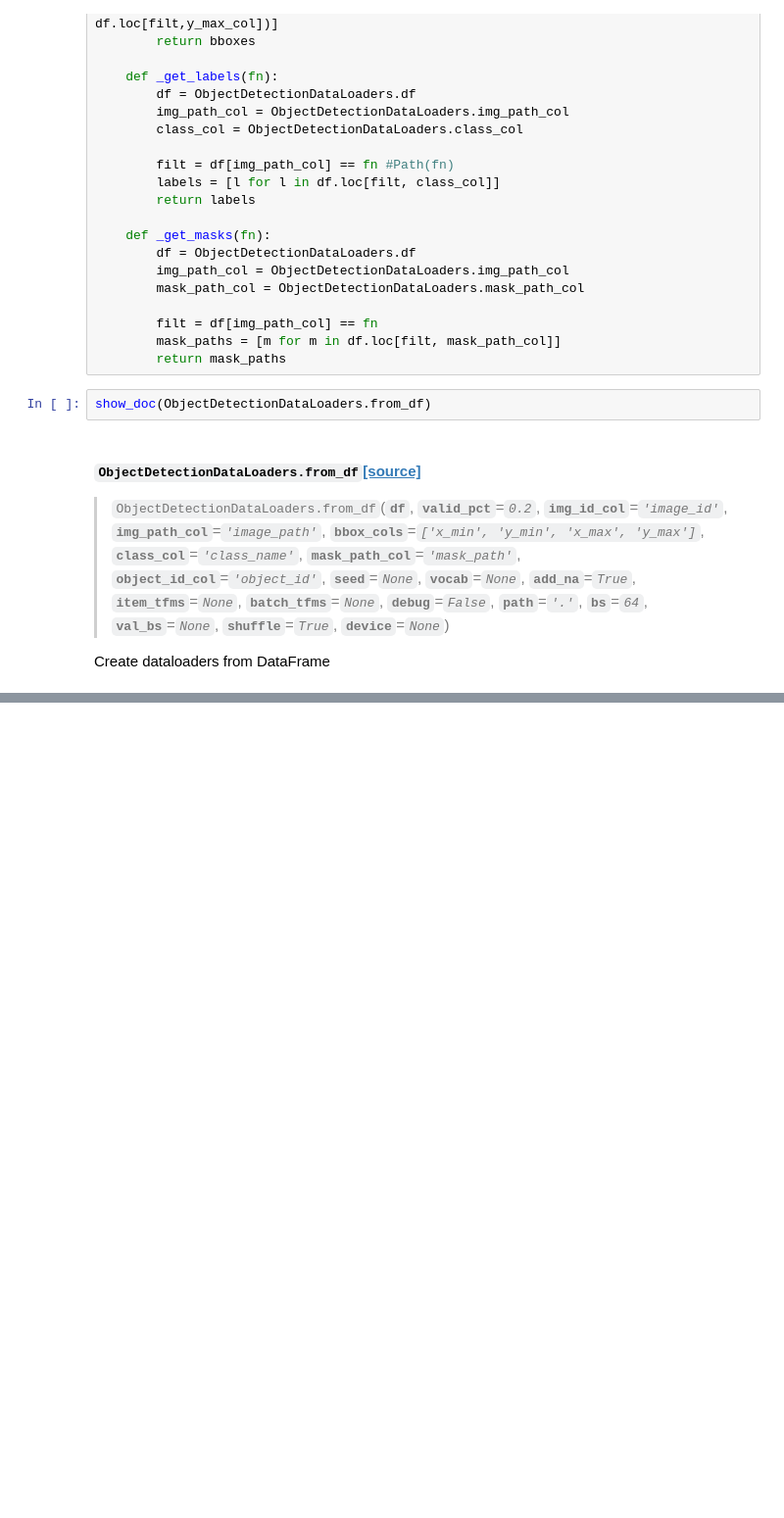
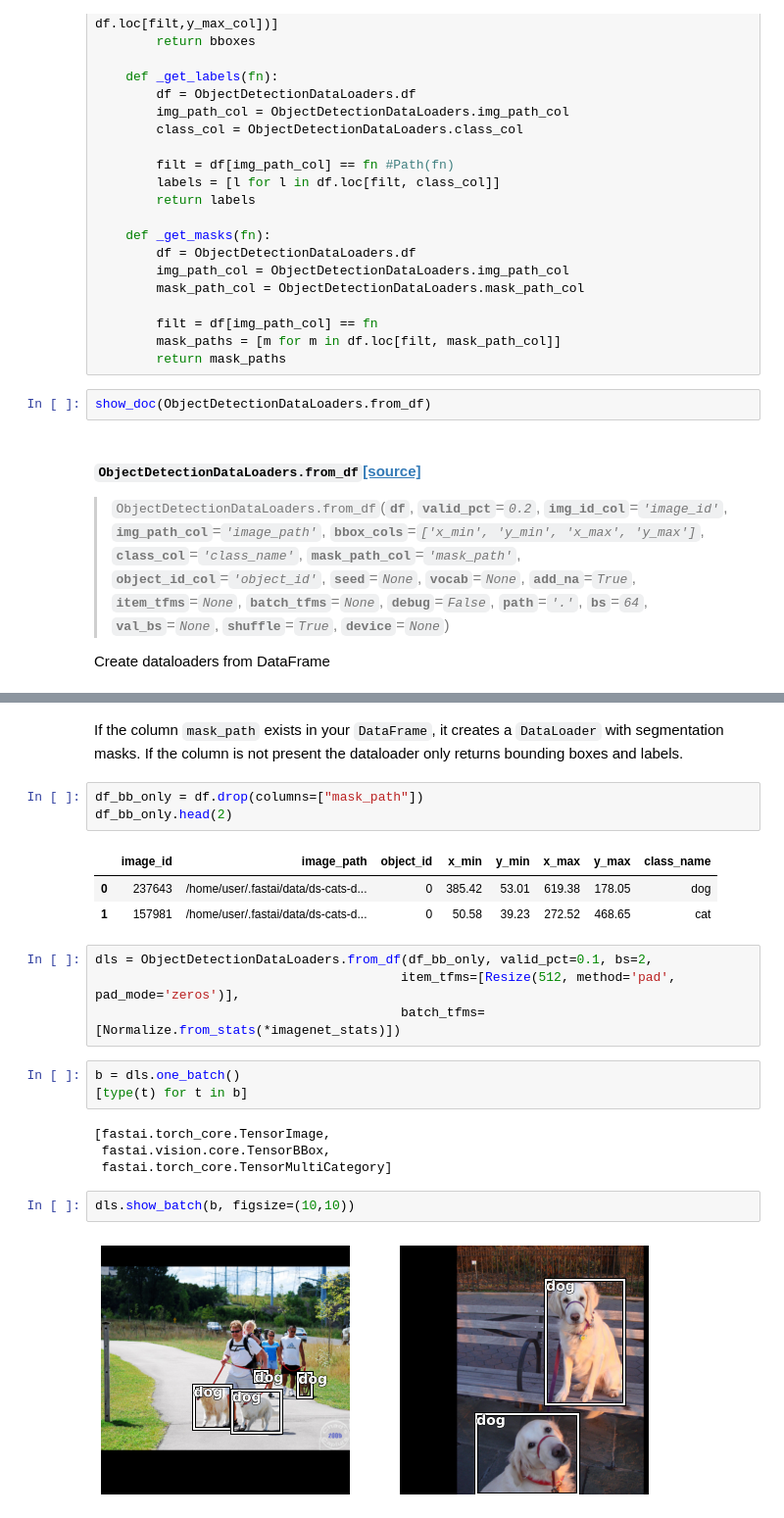
Before and after one commit to rbrtwlz/fastai_object_detection, a Jupyter notebook: notebooks/02_dataloaders.ipynb, the cells around one changed output, grey strips where cells are left out. Shown: that part at 98% size. Drawn from its saved outputs; the diff is of its cells as text; blank space fills up the shorter version.

Commit message:
docs 02_dataloaders

```diff
--- a/notebooks/02_dataloaders.ipynb
+++ b/notebooks/02_dataloaders.ipynb
@@ -127,0 +177,24 @@ Create dataloaders from DataFrame
+# %% [markdown]
+If the column `mask_path` exists in your `DataFrame`, it creates a `DataLoader` with segmentation masks. If the column is not present the dataloader only returns bounding boxes and labels.
+# %%
+df_bb_only = df.drop(columns=["mask_path"])
+df_bb_only.head(2)
+# %% [output]
+|  | image_id | image_path | object_id | x_min | y_min | x_max | y_max | class_name |
+| 0 | 237643 | /home/user/.fastai/data/ds-cats-d... | 0 | 385.42 | 53.01 | 619.38 | 178.05 | dog |
+| 1 | 157981 | /home/user/.fastai/data/ds-cats-d... | 0 | 50.58 | 39.23 | 272.52 | 468.65 | cat |
+# %%
+dls = ObjectDetectionDataLoaders.from_df(df_bb_only, valid_pct=0.1, bs=2,
+                                        item_tfms=[Resize(512, method='pad', pad_mode='zeros')],
+                                        batch_tfms=[Normalize.from_stats(*imagenet_stats)])
+# %%
+b = dls.one_batch()
+[type(t) for t in b]
+# %% [output]
+[fastai.torch_core.TensorImage,
+ fastai.vision.core.TensorBBox,
+ fastai.torch_core.TensorMultiCategory]
+# %%
+dls.show_batch(b, figsize=(10,10))
+# %% [output]
+[figure, added]
```
Also changed, not shown: parts of 8 cells of this notebook, 5 other files.
